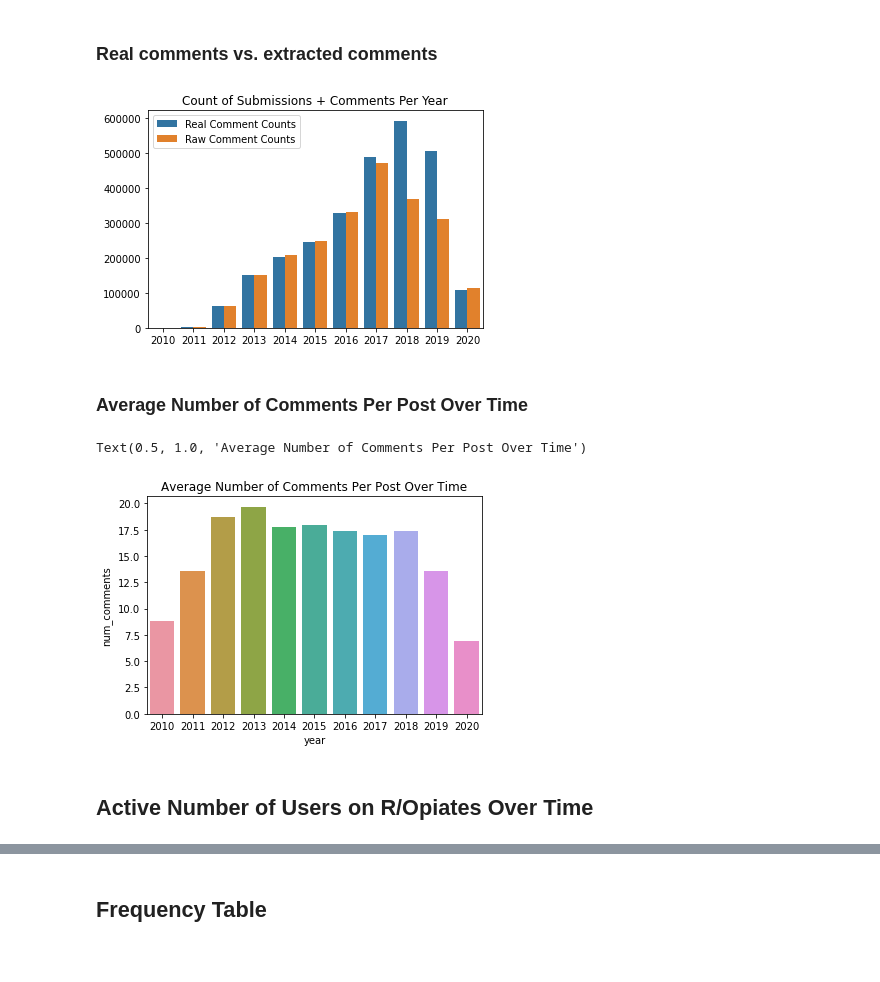
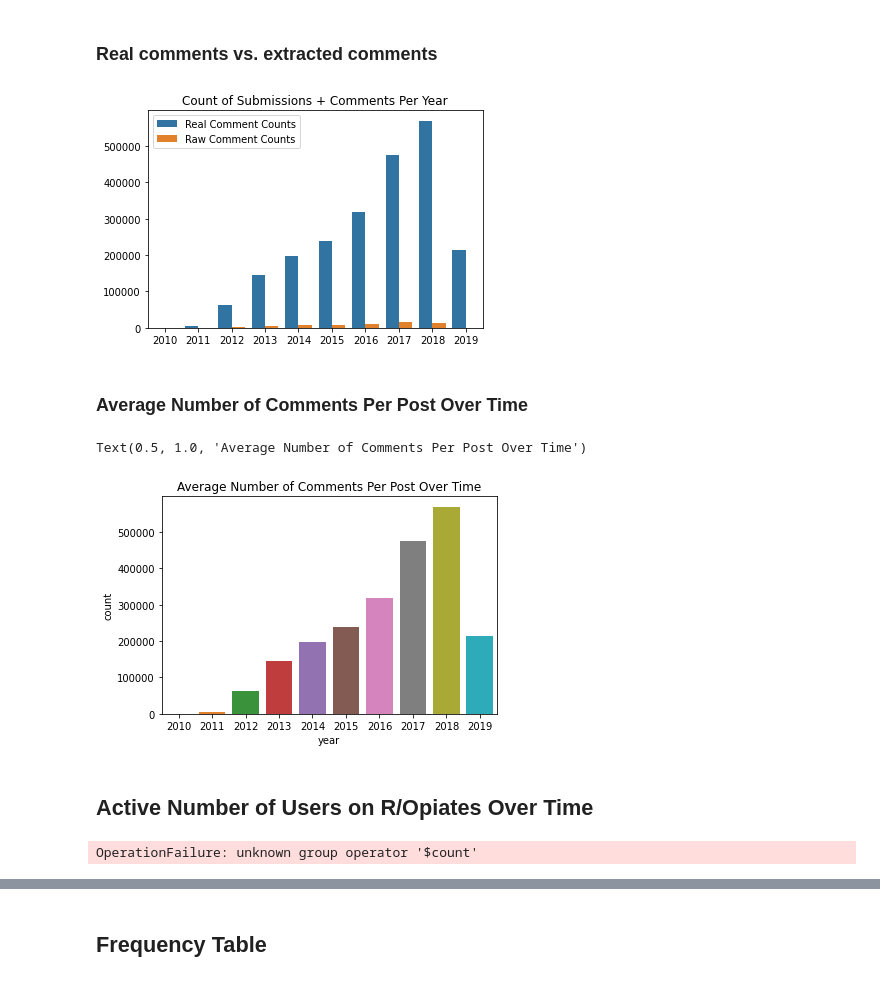
Before and after one commit to akilby/drug_pricing, a Jupyter notebook: notebooks/summary.ipynb, the cells around one changed output, grey strips where cells are left out. Saved outputs shown, nothing was run; the diff lists cells and outputs as text; code cells hidden in the pictures.

```diff
--- a/notebooks/summary.ipynb
+++ b/notebooks/summary.ipynb
@@ -96,15 +76,14 @@ sns.barplot(x=subs.index, y=combined)
 # %% [markdown]
 ### Real comments vs. extracted comments
 # %%
-real_comm_query = [
-    {"$match": {
-        "is_sub": True}},
-    {"$group": {
-        "_id": {"year": {"$year": "$time"}},
-        "count": {"$sum": "$num_comments"}}}
-]
-real_res = COLL.aggregate(real_comm_query)
-real_df = pd.DataFrame(list(real_res))
+pipeline = [{
+    "$group": {
+        "_id": {"year": {"$year": "$datetime"}},
+        "count": {"$sum": "$num_comments"}
+    }
+}]
+query = SubmissionPost.objects.aggregate(pipeline)
+real_df = pd.DataFrame(list(query))
 real_df["year"] = real_df["_id"].apply(lambda x: x["year"])
 # %%
 # group by year
@@ -122,4 +99,7 @@ comm_df = real_df.merge(raw_df, on="year", how="inner")
 # %%
+# combine dataframes
+comm_df = real_df.merge(raw_df, on="year", how="inner")
+
 # plot
 years = comm_df["year"].tolist() * 2
 label = ["Real Comment Counts"] * comm_df.shape[0] + \
@@ -129,14 +109,14 @@ ax = sns.barplot(x=years, y=counts, hue=label)
 ax.set_title("Count of Submissions + Comments Per Year")
 plt.show()
 # %% [output]
-[figure, old version]
+[figure, new version]
 # %% [markdown]
 ### Average Number of Comments Per Post Over Time
 # %%
-comm_df = sub_df.loc[:,["year", "num_comments"]].dropna().groupby("year")\
+comm_df = real_df.loc[:,["year", "count"]].dropna().groupby("year")\
                                                 .mean().reset_index()
-ax = sns.barplot(x=comm_df.year, y=comm_df.num_comments)
+ax = sns.barplot(x=comm_df["year"], y=comm_df["count"])
 ax.set_title("Average Number of Comments Per Post Over Time")
 # %% [output]
 Text(0.5, 1.0, 'Average Number of Comments Per Post Over Time')
-[figure, old version]
+[figure, new version]
@@ -157,0 +134,4 @@ def users_per_year(df: pd.DataFrame) -> Tuple[List[str], List[int]]:
+# %%
+query = Post.objects.aggregate(pipeline)
+# %% [output]
+OperationFailure: unknown group operator '$count'
```
Also changed, not shown: parts of 30 cells of this notebook, 3 other files.
